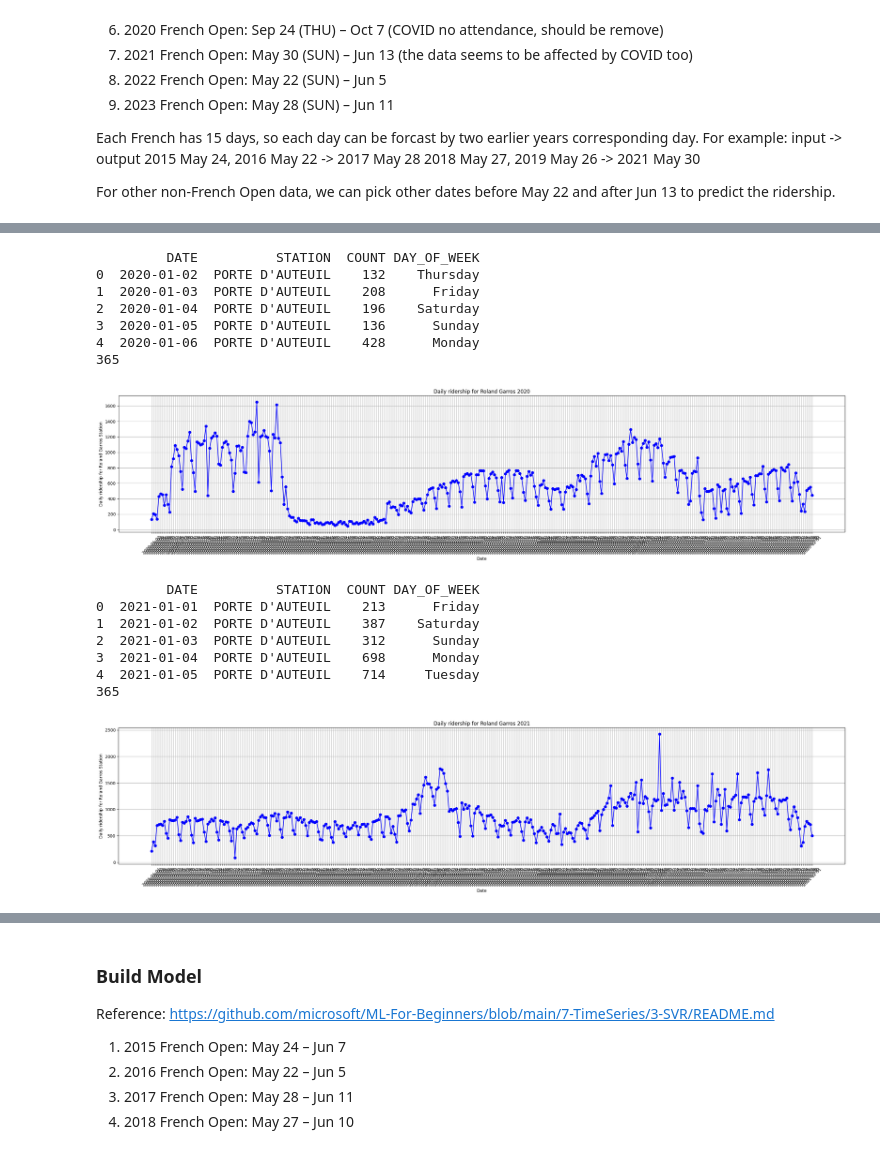
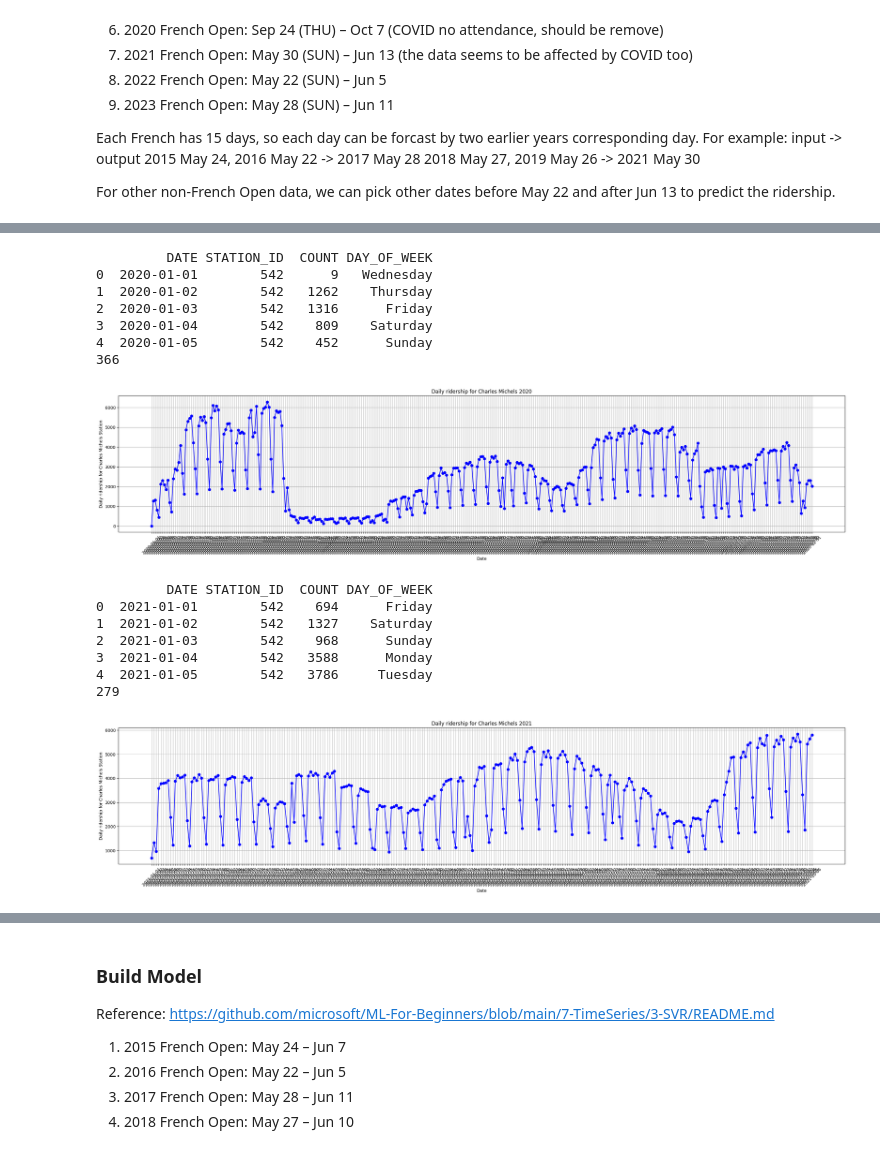
Before and after one commit to hauchu1998/C6800_Smart_Cities, a Jupyter notebook: notebooks/paris_data_prediction.ipynb, the cells around one changed output, grey strips where cells are left out. Cells and saved outputs as stored; diff of their text form; code cells hidden in the pictures.

```diff
--- a/notebooks/paris_data_prediction.ipynb
+++ b/notebooks/paris_data_prediction.ipynb
@@ -26,10 +26,16 @@ import pandas as pd
 # %%
 column_map = {
     "JOUR": "DATE",
+    "CODE_STIF_ARRET": "STATION_ID",
     "LIBELLE_ARRET": "STATION",
     "CATEGORIE_TITRE": "TICKET_TYPE",
     "NB_VALD": "COUNT"
 }
+
+# stations: {
+#     Cluny(la sorbonne), Baby-lone, vaneau, La monte-picket Grenelle, Charles michels,
+#     "porte d’auteil": "683", "odeon": "604", "baby-lone": "798", "veneau": "871", "la motte_picquet": "420", "charles michel": "155"
+# }
 
 weekday_map ={
     0: 'Monday',
@@ -266,15 +279,14 @@ df_2020_s2 = pd.read_csv(csv_path_2020_s2, delimiter='\t')
 df_2020_s2['JOUR'] = pd.to_datetime(df_2020_s2['JOUR'], format="%d/%m/%Y").dt.strftime('%Y-%m-%d')
 
 df_2020_raw = pd.concat([df_2020_s1, df_2020_s2])
-df_2020_raw = df_2020_raw[["JOUR", "LIBELLE_ARRET", "CATEGORIE_TITRE", "NB_VALD"]].rename(columns=column_map)
+df_2020_raw = df_2020_raw[["JOUR", "CODE_STIF_ARRET", "LIBELLE_ARRET", "CATEGORIE_TITRE", "NB_VALD"]].rename(columns=column_map)
 df_2020_raw["TICKET_TYPE"] = df_2020_raw["TICKET_TYPE"].replace(fares_map)
 df_2020_raw["COUNT"] = df_2020_raw["COUNT"].replace("Moins de 5", 4)
 df_2020_raw["COUNT"] = df_2020_raw["COUNT"].astype(int)
-# df_2020_raw[df_2020_raw["STATION"].str.contains("D'AUTEUIL")]["STATION"].unique()
-df_2020_raw = df_2020_raw[df_2020_raw["STATION"] == "PORTE D'AUTEUIL"]
+df_2020_raw = df_2020_raw[df_2020_raw["STATION_ID"] == "542"]
 
-df_2020 = df_2020_raw.groupby(["DATE", "STATION"]).sum().reset_index()
-df_2020 = df_2020[["DATE", "STATION", "COUNT"]]
+df_2020 = df_2020_raw.groupby(["DATE", "STATION_ID"]).sum().reset_index()
+df_2020 = df_2020[["DATE", "STATION_ID", "COUNT"]]
 df_2020["DAY_OF_WEEK"] = pd.to_datetime(df_2020["DATE"]).dt.day_of_week
 df_2020["DAY_OF_WEEK"] = df_2020["DAY_OF_WEEK"].replace(weekday_map)
 print(df_2020.head())
@@ -282,62 +294,61 @@ print(len(df_2020))
 plt.figure(figsize=(25, 6))
 plt.plot(df_2020["DATE"], df_2020["COUNT"], marker='o', linestyle='-', color='b')
 plt.xlabel("Date")
-plt.ylabel("Daily ridership for Roland Garros Station")
-plt.title("Daily ridership for Roland Garros 2020")
+plt.ylabel("Daily ridership for Charles Michels Station")
+plt.title("Daily ridership for Charles Michels 2020")
 plt.xticks(rotation=45)
 plt.grid(True)
 plt.tight_layout()
 plt.show()
 # %% [output]
-         DATE          STATION  COUNT DAY_OF_WEEK
-0  2020-01-02  PORTE D'AUTEUIL    132    Thursday
-1  2020-01-03  PORTE D'AUTEUIL    208      Friday
-2  2020-01-04  PORTE D'AUTEUIL    196    Saturday
-3  2020-01-05  PORTE D'AUTEUIL    136      Sunday
-4  2020-01-06  PORTE D'AUTEUIL    428      Monday
-365
+         DATE STATION_ID  COUNT DAY_OF_WEEK
+0  2020-01-01        542      9   Wednesday
+1  2020-01-02        542   1262    Thursday
+2  2020-01-03        542   1316      Friday
+3  2020-01-04        542    809    Saturday
+4  2020-01-05        542    452      Sunday
+366
-[figure, old version]
+[figure, new version]
 # %%
 csv_path_2021_s1 = "../data/2021_S1_NB_FER.txt"
 df_2021_s1 = pd.read_csv(csv_path_2021_s1, delimiter='\t')
 df_2021_s1['JOUR'] = pd.to_datetime(df_2021_s1['JOUR'], format="%d/%m/%Y").dt.strftime('%Y-%m-%d')
 
 csv_path_2021_s2 = "../data/2021_S2_NB_FER.txt"
 df_2021_s2 = pd.read_csv(csv_path_2021_s2, delimiter='\t')
 df_2021_s2['JOUR'] = pd.to_datetime(df_2021_s2['JOUR'], format="%d/%m/%Y").dt.strftime('%Y-%m-%d')
 
 df_2021_raw = pd.concat([df_2021_s1, df_2021_s2])
-df_2021_raw = df_2021_raw[["JOUR", "LIBELLE_ARRET", "CATEGORIE_TITRE", "NB_VALD"]].rename(columns=column_map)
+df_2021_raw = df_2021_raw[["JOUR", "CODE_STIF_ARRET", "LIBELLE_ARRET", "CATEGORIE_TITRE", "NB_VALD"]].rename(columns=column_map)
 df_2021_raw["TICKET_TYPE"] = df_2021_raw["TICKET_TYPE"].replace(fares_map)
 df_2021_raw["COUNT"] = df_2021_raw["COUNT"].replace("Moins de 5", 4)
 df_2021_raw["COUNT"] = df_2021_raw["COUNT"].astype(int)
-# df_2021_raw[df_2021_raw["STATION"].str.contains("D'AUTEUIL")]["STATION"].unique()
-df_2021_raw = df_2021_raw[df_2021_raw["STATION"] == "PORTE D'AUTEUIL"]
+df_2021_raw = df_2021_raw[df_2021_raw["STATION_ID"] == "542"]
 
-df_2021 = df_2021_raw.groupby(["DATE", "STATION"]).sum().reset_index()
-df_2021 = df_2021[["DATE", "STATION", "COUNT"]]
+df_2021 = df_2021_raw.groupby(["DATE", "STATION_ID"]).sum().reset_index()
+df_2021 = df_2021[["DATE", "STATION_ID", "COUNT"]]
 df_2021["DAY_OF_WEEK"] = pd.to_datetime(df_2021["DATE"]).dt.day_of_week
 df_2021["DAY_OF_WEEK"] = df_2021["DAY_OF_WEEK"].replace(weekday_map)
 print(df_2021.head())
 print(len(df_2021))
 plt.figure(figsize=(25, 6))
 plt.plot(df_2021["DATE"], df_2021["COUNT"], marker='o', linestyle='-', color='b')
 plt.xlabel("Date")
-plt.ylabel("Daily ridership for Roland Garros Station")
-plt.title("Daily ridership for Roland Garros 2021")
+plt.ylabel("Daily ridership for Charles Michels Station")
+plt.title("Daily ridership for Charles Michels 2021")
 plt.xticks(rotation=45)
 plt.grid(True)
 plt.tight_layout()
 plt.show()
 # %% [output]
-         DATE          STATION  COUNT DAY_OF_WEEK
-0  2021-01-01  PORTE D'AUTEUIL    213      Friday
-1  2021-01-02  PORTE D'AUTEUIL    387    Saturday
-2  2021-01-03  PORTE D'AUTEUIL    312      Sunday
-3  2021-01-04  PORTE D'AUTEUIL    698      Monday
-4  2021-01-05  PORTE D'AUTEUIL    714     Tuesday
-365
+         DATE STATION_ID  COUNT DAY_OF_WEEK
+0  2021-01-01        542    694      Friday
+1  2021-01-02        542   1327    Saturday
+2  2021-01-03        542    968      Sunday
+3  2021-01-04        542   3588      Monday
+4  2021-01-05        542   3786     Tuesday
+279
-[figure, old version]
+[figure, new version]
 # %%
 csv_path_2022_s1 = '../data/2022_S1_NB_FER.txt'
 df_2022_s1 = pd.read_csv(csv_path_2022_s1, delimiter='\t')
```
Also changed, not shown: parts of 15 cells of this notebook, 4 other files.
